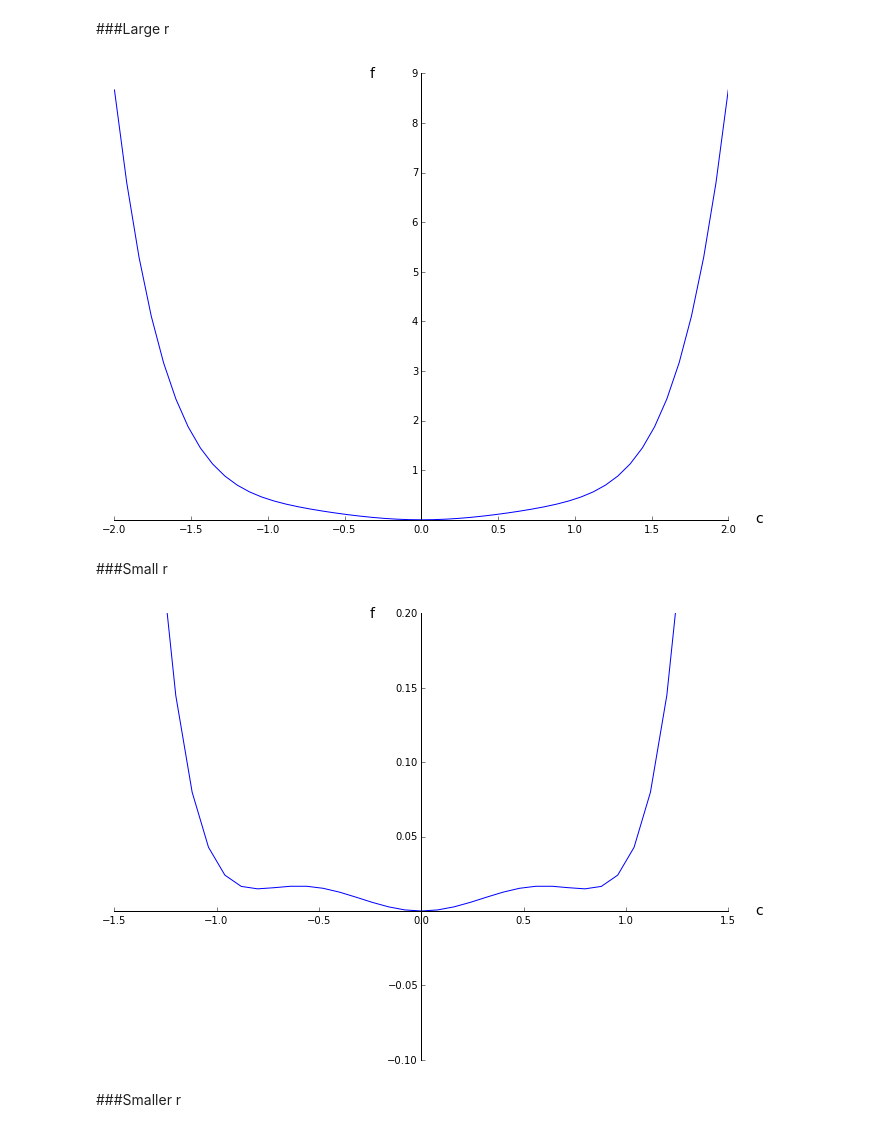
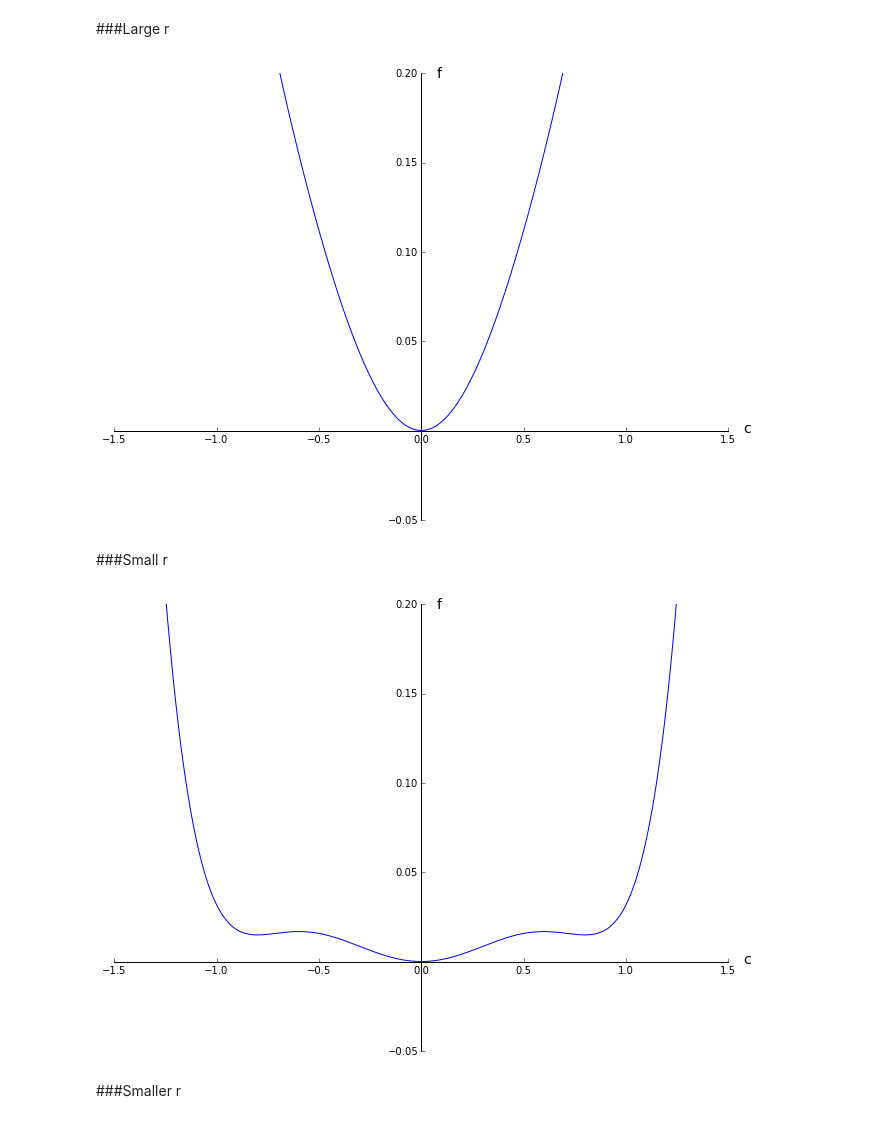
Before and after one commit to brettavedisian/Liquid-Crystals, a Jupyter notebook: SmAtoSmC.ipynb, the cells around one changed output. Cells and saved outputs as stored; diff of their text form; code cells hidden in the pictures.

```diff
--- a/SmAtoSmC.ipynb
+++ b/SmAtoSmC.ipynb
@@ -7,4 +5,2 @@ init_printing(use_unicode=True)
-# %%
-r, T, u, v, c = symbols('r T u v c')
 # %% [markdown]
 #u > 0
@@ -27,7 +10,7 @@ f1.diff(c)
 # %%
 n = 2
 # %%
-T = np.linspace(-n,n,51)
+T = np.linspace(-n,n,101)
 # %% [markdown]
 ##f vs c
 
@@ -124,20 +143,22 @@ f2.diff(c)
 # %%
 fig3 = plt.figure(figsize=(11,8))
 ax3 = fig3.gca()
 plt.plot(T, f2_numpy(1, -1, 1, T))
 plt.xlabel('c', fontsize=14)
 plt.ylabel('f', rotation='horizontal',verticalalignment='center',  fontsize=14)
-ax3.yaxis.set_label_coords(0.42,1)
-ax3.xaxis.set_label_coords(1.05,0.02)
+ax3.yaxis.set_label_coords(0.53,1)
+ax3.xaxis.set_label_coords(1.03,0.22)
 ax3.spines['left'].set_position('zero')
 ax3.spines['right'].set_color('none')
 ax3.spines['top'].set_color('none')
+ax3.spines['bottom'].set_position('zero')
 ax3.xaxis.set_ticks_position('bottom')
 ax3.yaxis.set_ticks_position('left')
+plt.ylim(-0.05,0.2), plt.xlim(-1.5,1.5)
 yticks3 = ax3.yaxis.get_major_ticks()
-yticks3[0].label1.set_visible(False);
+yticks3[1].label1.set_visible(False);
 # %% [output]
-[figure, old version]
+[figure, new version]
 # %% [markdown]
 ###Small r
 # %%
@@ -146,18 +167,18 @@ ax4 = fig4.gca()
 plt.plot(T, f2_numpy(0.23, -1, 1, T))
 plt.xlabel('c', fontsize=14)
 plt.ylabel('f', rotation='horizontal',verticalalignment='center',  fontsize=14)
-ax4.yaxis.set_label_coords(0.42,1)
-ax4.xaxis.set_label_coords(1.05,0.35)
+ax4.yaxis.set_label_coords(0.53,1)
+ax4.xaxis.set_label_coords(1.03,0.22)
 ax4.spines['left'].set_position('zero')
 ax4.spines['bottom'].set_position('zero')
 ax4.spines['right'].set_color('none')
 ax4.spines['top'].set_color('none')
 ax4.xaxis.set_ticks_position('bottom')
 ax4.yaxis.set_ticks_position('left')
-plt.ylim(-0.1,0.2), plt.xlim(-1.5,1.5)
+plt.ylim(-0.05,0.2), plt.xlim(-1.5,1.5)
 yticks4 = ax4.yaxis.get_major_ticks()
-yticks4[2].label1.set_visible(False);
+yticks4[1].label1.set_visible(False);
 # %% [output]
-[figure, old version]
+[figure, new version]
 # %% [markdown]
 ###Smaller r
```
Also changed, not shown: parts of 29 cells of this notebook.
